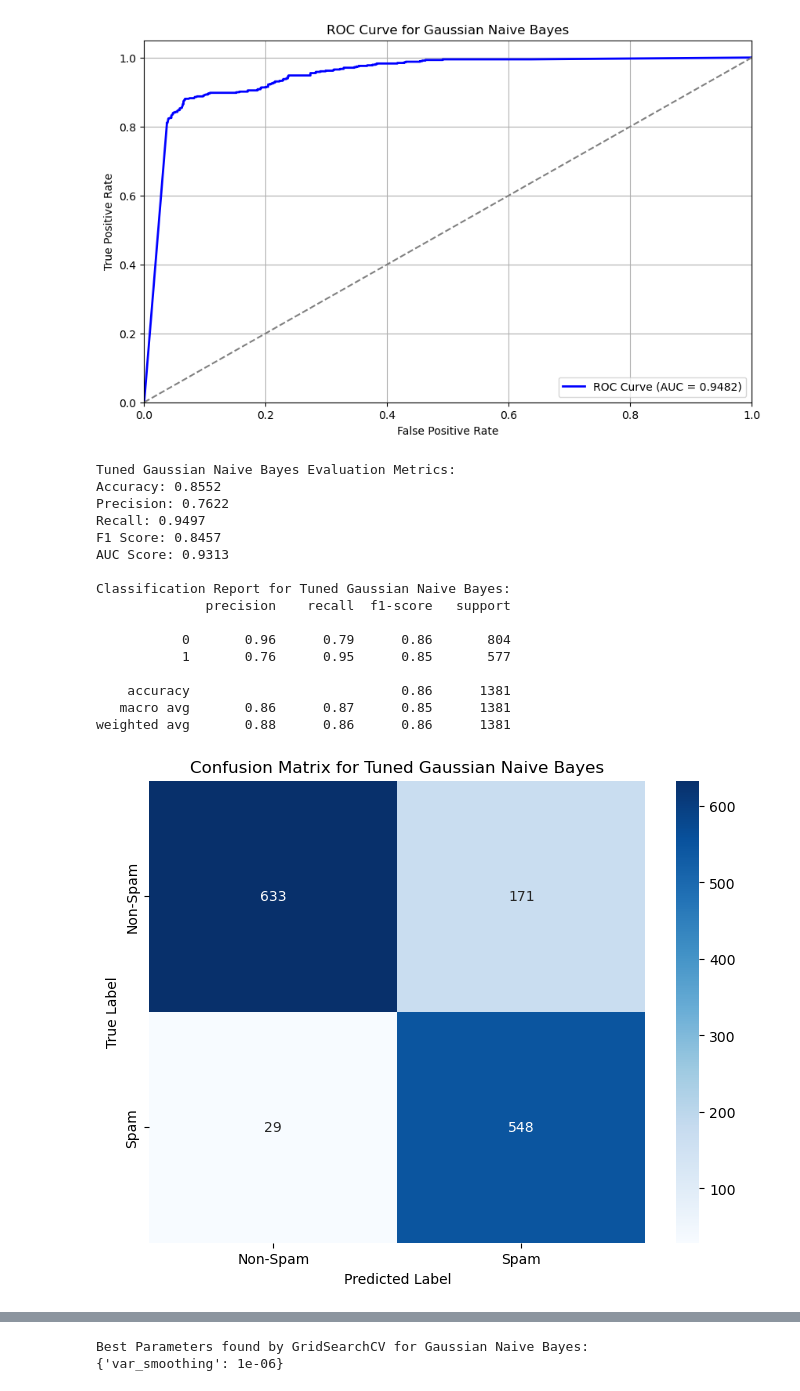
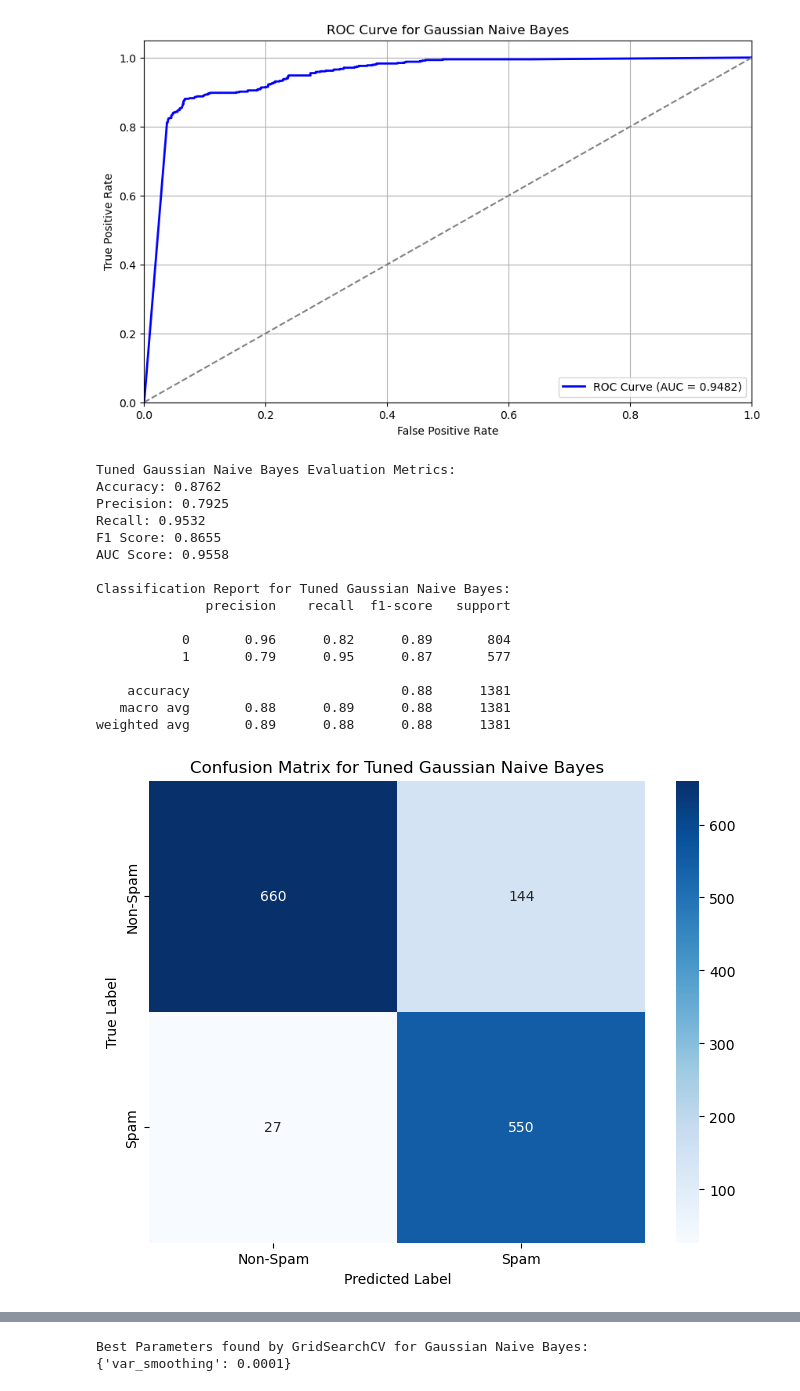
Before and after one commit to AyaCh21/Spam-Email, a Jupyter notebook: Test.ipynb, the cells around one changed output, grey strips where cells are left out. Saved outputs shown, nothing was run; the diff lists cells and outputs as text; code cells hidden in the pictures.

Commit message:
enhanced the models

```diff
--- a/Test.ipynb
+++ b/Test.ipynb
@@ -628,16 +628,7 @@ weighted avg       0.86      0.82      0.83      1381
 [figure]
 [figure]
 # %%
-#Tuning Gaussian Naive Bayes
-from sklearn.naive_bayes import GaussianNB
-from sklearn.model_selection import GridSearchCV
-from sklearn.metrics import (
-    accuracy_score, precision_score, recall_score, f1_score,
-    classification_report, confusion_matrix, roc_curve, roc_auc_score
-)
-import matplotlib.pyplot as plt
-import seaborn as sns
-
+#Tuning Gaussian Naive Bayes :  var_smoothing. parameter
 # Step 1: Initialize the Gaussian Naive Bayes model
 gnb_model = GaussianNB()
 
@@ -682,42 +673,43 @@ plt.figure(figsize=(8, 6))
 sns.heatmap(cm, annot=True, fmt='d', cmap='Blues', xticklabels=['Non-Spam', 'Spam'], yticklabels=['Non-Spam', 'Spam'])
 plt.title('Confusion Matrix for Tuned Gaussian Naive Bayes')
 plt.xlabel('Predicted Label')
 plt.ylabel('True Label')
 plt.show()
 
 # Plot the ROC curve
+"""
 fpr, tpr, thresholds = roc_curve(y_test, y_prob_gnb)
 plt.figure(figsize=(10, 6))
 plt.plot(fpr, tpr, color='blue', lw=2, label=f'ROC Curve (AUC = {auc_score_gnb:.4f})')
 plt.plot([0, 1], [0, 1], color='gray', linestyle='--')  # Diagonal line for a random classifier
 plt.xlim([0.0, 1.0])
 plt.ylim([0.0, 1.05])
 plt.xlabel('False Positive Rate')
 plt.ylabel('True Positive Rate')
 plt.title('ROC Curve for Tuned Gaussian Naive Bayes')
 plt.legend(loc="lower right")
 plt.grid(True)
 plt.show()
-
+"""
 # Display the best parameter found by GridSearchCV
 print("\nBest Parameters found by GridSearchCV for Gaussian Naive Bayes:")
 print(grid_search.best_params_)
 #  var_smoothing. parameter adds a small amount of variance to the features to prevent numerical instability, which can help improve model performance.
 # %% [output]
 Tuned Gaussian Naive Bayes Evaluation Metrics:
-Accuracy: 0.8552
-Precision: 0.7622
-Recall: 0.9497
-F1 Score: 0.8457
-AUC Score: 0.9313
+Accuracy: 0.8762
+Precision: 0.7925
+Recall: 0.9532
+F1 Score: 0.8655
+AUC Score: 0.9558
 
 Classification Report for Tuned Gaussian Naive Bayes:
               precision    recall  f1-score   support
 
-           0       0.96      0.79      0.86       804
-           1       0.76      0.95      0.85       577
+           0       0.96      0.82      0.89       804
+           1       0.79      0.95      0.87       577
 
-    accuracy                           0.86      1381
-   macro avg       0.86      0.87      0.85      1381
-weighted avg       0.88      0.86      0.86      1381
+    accuracy                           0.88      1381
+   macro avg       0.88      0.89      0.88      1381
+weighted avg       0.89      0.88      0.88      1381
-[figure, old version]
+[figure, new version]
@@ -725,2 +716,2 @@ weighted avg       0.88      0.86      0.86      1381
 Best Parameters found by GridSearchCV for Gaussian Naive Bayes:
-{'var_smoothing': 1e-06}
+{'var_smoothing': 0.0001}
```
Also changed, not shown: parts of 5 cells of this notebook.
